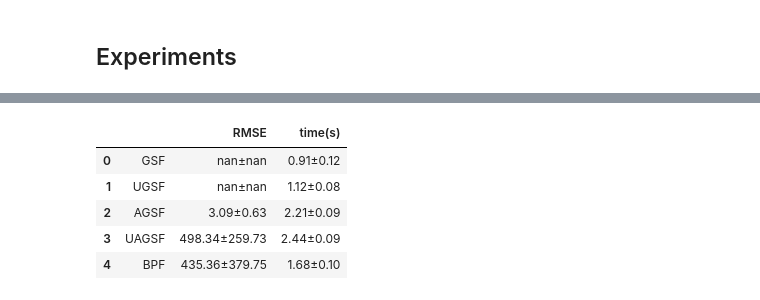
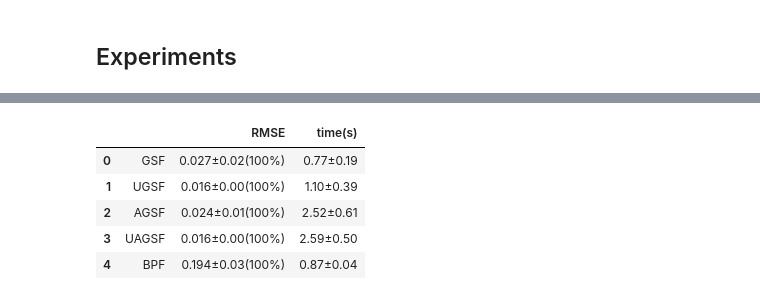
Before and after one commit to kostastsa/BayesianFiltering, a Jupyter notebook: docs/notebooks/BOTExperiment.ipynb, the cells around one changed output, grey strips where cells are left out. Saved outputs shown, nothing was run; the diff lists cells and outputs as text; code cells hidden in the pictures.

```diff
--- a/docs/notebooks/BOTExperiment.ipynb
+++ b/docs/notebooks/BOTExperiment.ipynb
@@ -27,7 +28,7 @@ state_dim = 4
 state_noise_dim = 2
 emission_dim = 2
 emission_noise_dim = 2
-seq_length = 5*100
+seq_length = 100
 mu0 = 1.0 * jnp.array([-0.05, 0.001, 0.7, -0.05])
 q0 = jnp.zeros(state_noise_dim)
 r0 = jnp.zeros(emission_noise_dim)
@@ -36,7 +37,7 @@ Q = 1e-5 * jnp.eye(state_noise_dim)
 R = 25*1e-6 * jnp.eye(emission_noise_dim)
 
 dt = 0.5
-FCV = 1.05 * jnp.array([[1, dt, 0, 0],[0, 1, 0, 0],[0, 0, 1, dt],[0, 0, 0, 1]])
+FCV = 1.0 * jnp.array([[1, dt, 0, 0],[0, 1, 0, 0],[0, 0, 1, dt],[0, 0, 0, 1]])
 acc = 0.5
 Omega = lambda x, acc: 0.1 * acc / jnp.sqrt(x[1]**2 + x[3]**2)
 FCT =  lambda x, a: jnp.array([[1, jnp.sin(dt * Omega(x, a)) / Omega(x, a), 0, -(1-jnp.cos(dt * Omega(x, a))) / Omega(x, a)],
@@ -51,8 +52,8 @@ gBOT = lambda x, r, u: jnp.arctan2(x[2], x[0]) + r
 gBOT2 = lambda x ,r, u: jnp.array([jnp.arctan2(x[2], x[0]), jnp.sqrt(x[0]**2 + x[2]**2)]) + r
 gBOTlp = lambda x, y, u: MVN(loc = gBOT2(x, r0, u), covariance_matrix = R).log_prob(y)
 # inputs = jnp.zeros((seq_length, 1))
-inputs = jnp.array([1]*int(2*seq_length/5) + [0]*int(seq_length/5) + [2]*int(2*seq_length/5)) # maneuver inputs
-# inputs = jr.choice(jr.PRNGKey(0), jnp.array([0, 1, 2]), shape = (seq_length, 1)) # maneuver inputs
+inputs = jnp.array([1]*int(2*seq_length/5) + [0]*int(seq_length/5) + [2]*int(2*seq_length/5)) # changepoint inputs
+# inputs = jr.choice(jr.PRNGKey(0), jnp.array([0, 1, 2]), shape = (seq_length, 1)) # random inputs
 # %%
 f = fManBOT
 g = gBOT2
@@ -299,22 +232,37 @@ key:  [2260205803 3719488220]
 # %%
 import pandas as pd
-def bootstrap(key, rmse_array, B):
-    N = rmse_array.shape[0]
-    rmse_boot = jnp.zeros((B,))
-    for b in range(B):
-        key, subkey = jr.split(key)
-        ind = jr.randint(subkey, (N,), 0, N)
-        rmse_boot = rmse_boot.at[b].set(jnp.mean(rmse_array[ind]))
-    return rmse_boot
+
+# Remove NaNs and compute success percentage
+ind_gsf = jnp.unique(jnp.argwhere(jnp.isnan(gsf_rmse)))
+gsf_rmse = jnp.delete(gsf_rmse, ind_gsf, axis = 0)
+gsf_success_pct = int(100 - 100*len(ind_gsf) / Nsim)
+
+ind_ugsf = jnp.unique(jnp.argwhere(jnp.isnan(ugsf_rmse)))
+ugsf_rmse = jnp.delete(ugsf_rmse, ind_ugsf, axis = 0)
+ugsf_success_pct = int(100 - 100* len(ind_ugsf) / Nsim)
+
+ind_agsf = jnp.unique(jnp.argwhere(jnp.isnan(agsf_rmse)))
+agsf_rmse = jnp.delete(agsf_rmse, ind_agsf, axis = 0)
+agsf_success_pct = int(100 - 100*len(ind_agsf) / Nsim)
+
+ind_uagsf = jnp.unique(jnp.argwhere(jnp.isnan(uagsf_rmse)))
+uagsf_rmse = jnp.delete(uagsf_rmse, ind_uagsf, axis = 0)
+uagsf_success_pct = int(100 - 100*len(ind_uagsf) / Nsim)
+
+ind_bpf = jnp.unique(jnp.argwhere(jnp.isnan(bpf_rmse)))
+bpf_rmse = jnp.delete(bpf_rmse, ind_bpf, axis = 0)
+bpf_success_pct = int(100 - 100*len(ind_bpf) / Nsim)
+
+
+
 
 keys = jr.split(jr.PRNGKey(0), 5)
 B = 100
-gsf_boot = bootstrap(keys[0], gsf_rmse, B)
-ugsf_boot = bootstrap(keys[1], ugsf_rmse, B)
-agsf_boot = bootstrap(keys[2], agsf_rmse, B)
-uagsf_boot = bootstrap(keys[3], uagsf_rmse, B)
-bpf_boot = bootstrap(keys[4], bpf_rmse, B)
-
+gsf_boot = utils.bootstrap(keys[0], gsf_rmse, B)
+ugsf_boot = utils.bootstrap(keys[1], ugsf_rmse, B)
+agsf_boot = utils.bootstrap(keys[2], agsf_rmse, B)
+uagsf_boot = utils.bootstrap(keys[3], uagsf_rmse, B)
+bpf_boot = utils.bootstrap(keys[4], bpf_rmse, B)
 
 gsf_armse = jnp.mean(gsf_boot)
 ugsf_armse = jnp.mean(ugsf_boot)
@@ -322,23 +270,17 @@ agsf_armse = jnp.mean(agsf_boot)
 uagsf_armse = jnp.mean(uagsf_boot)
 bpf_armse = jnp.mean(bpf_boot)
 
-# gsf_armse = jnp.mean(gsf_rmse)
-# ugsf_armse = jnp.mean(ugsf_rmse)
-# agsf_armse = jnp.mean(agsf_rmse)
-# uagsf_armse = jnp.mean(uagsf_rmse)
-# bpf_armse = jnp.mean(bpf_rmse)
-
 gsf_atime = jnp.mean(gsf_time)
 ugsf_atime = jnp.mean(ugsf_time)
 agsf_atime = jnp.mean(agsf_time)
 uagsf_atime = jnp.mean(uagsf_time)
 bpf_atime = jnp.mean(bpf_time)
 
-gsf_tab_out = '{:2.3f}±{:2.2f}'.format(gsf_armse, jnp.std(gsf_boot))
-ugsf_tab_out = '{:2.3f}±{:2.2f}'.format(ugsf_armse, jnp.std(ugsf_boot))
-agsf_tab_out = '{:2.2f}±{:2.2f}'.format(agsf_armse, jnp.std(agsf_boot))
-uagsf_tab_out = '{:2.2f}±{:2.2f}'.format(uagsf_armse, jnp.std(uagsf_boot))
-bpf_tab_out = '{:2.2f}±{:2.2f}'.format(bpf_armse, jnp.std(bpf_boot))
+gsf_tab_out = '{:2.3f}±{:2.2f}({}%)'.format(gsf_armse, jnp.std(gsf_boot), gsf_success_pct)
+ugsf_tab_out = '{:2.3f}±{:2.2f}({}%)'.format(ugsf_armse, jnp.std(ugsf_boot), ugsf_success_pct)
+agsf_tab_out = '{:2.3f}±{:2.2f}({}%)'.format(agsf_armse, jnp.std(agsf_boot), agsf_success_pct)
+uagsf_tab_out = '{:2.3f}±{:2.2f}({}%)'.format(uagsf_armse, jnp.std(uagsf_boot), uagsf_success_pct)
+bpf_tab_out = '{:2.3f}±{:2.2f}({}%)'.format(bpf_armse, jnp.std(bpf_boot), bpf_success_pct)
 
 gsf_tab_out1 = '{:2.2f}±{:2.2f}'.format(gsf_atime, jnp.std(gsf_time))
 ugsf_tab_out1 = '{:2.2f}±{:2.2f}'.format(ugsf_atime, jnp.std(ugsf_time))
@@ -368,8 +310,8 @@ BPF & 435.36±379.75 & 1.68±0.10 \\
 \bottomrule
 \end{tabular}
 |  |  | RMSE | time(s) |
-| 0 | GSF | nan±nan | 0.91±0.12 |
-| 1 | UGSF | nan±nan | 1.12±0.08 |
-| 2 | AGSF | 3.09±0.63 | 2.21±0.09 |
-| 3 | UAGSF | 498.34±259.73 | 2.44±0.09 |
-| 4 | BPF | 435.36±379.75 | 1.68±0.10 |
+| 0 | GSF | 0.027±0.02(100%) | 0.77±0.19 |
+| 1 | UGSF | 0.016±0.00(100%) | 1.10±0.39 |
+| 2 | AGSF | 0.024±0.01(100%) | 2.52±0.61 |
+| 3 | UAGSF | 0.016±0.00(100%) | 2.59±0.50 |
+| 4 | BPF | 0.194±0.03(100%) | 0.87±0.04 |
```
Also changed, not shown: parts of 4 cells of this notebook, 18 other files.
